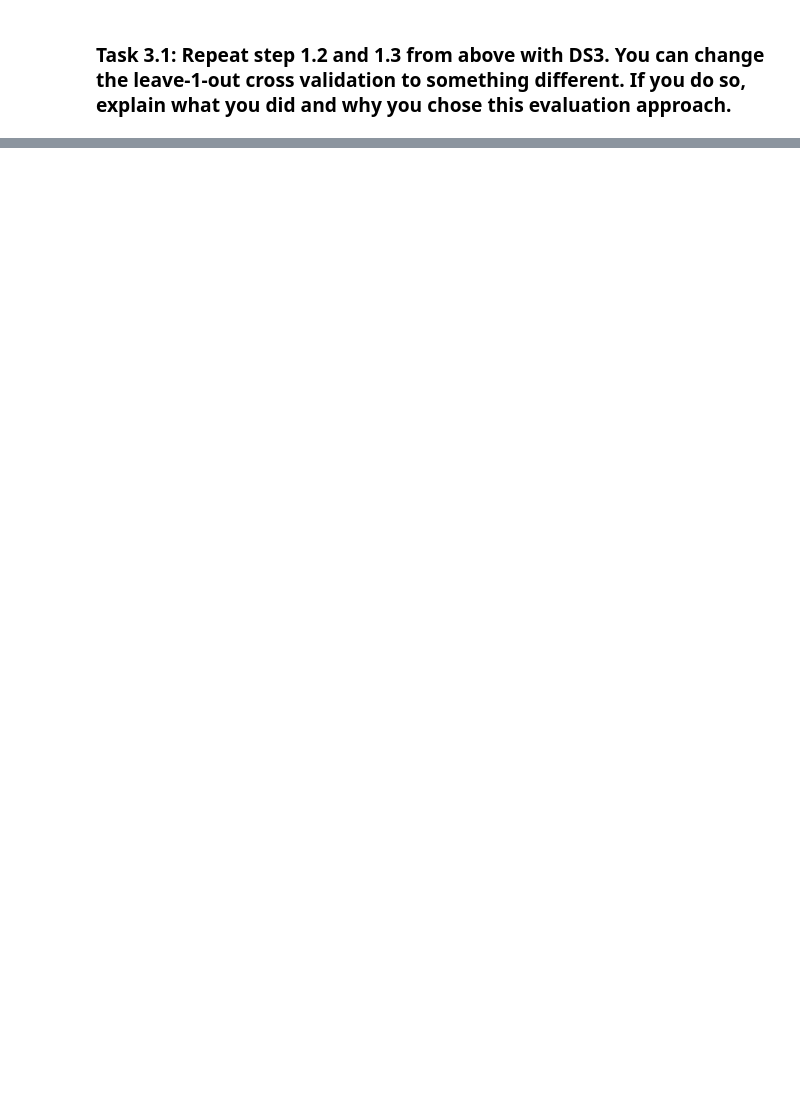
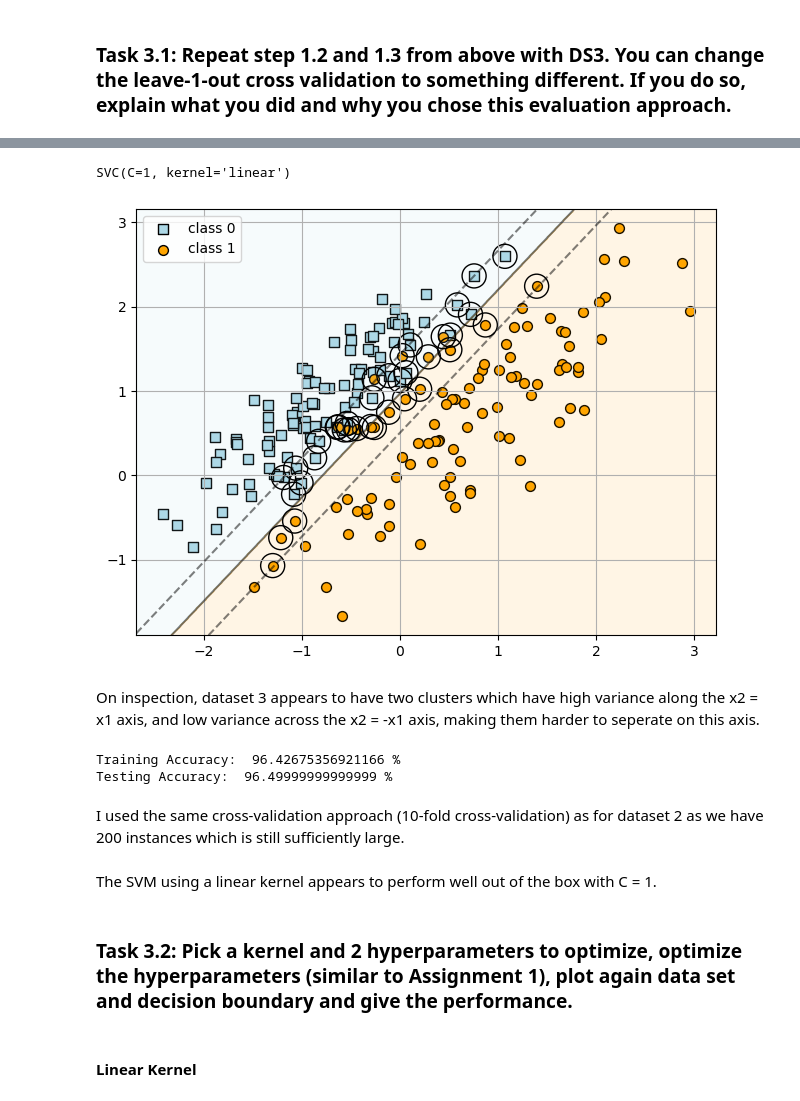
Before and after one commit to Tarin-Eccleston/svm-learning, a Jupyter notebook: modelling/modelling.ipynb, the cells around one changed output, grey strips where cells are left out. Saved outputs shown, nothing was run; the diff lists cells and outputs as text; code cells hidden in the pictures; blank space fills up the shorter version.

Commit message:
finish and compile assignment/study

```diff
--- a/modelling/modelling.ipynb
+++ b/modelling/modelling.ipynb
@@ -404,3 +431,7 @@ In the end, I decided to choose the radial based function kernel (rbf) as the ke
 I tested C, the penalisation of misclassification for values of 1, 10, 100, 1000, and 10000. Unsuprisingly, C = 10000 performed the best as we get hard decision boundaries between the 0 and 1 labelled classes and by visual inspection are able to distinguish the two classes clearly. This is backed up by a training and testing accuracy of 99.6% and 98.2% respectively when C = 10000.
 # %% [markdown]
 ### Task 3.1: Repeat step 1.2 and 1.3 from above with DS3. You can change the leave-1-out cross validation to something different. If you do so, explain what you did and why you chose this evaluation approach.
+# %%
+d3_df = pd.read_csv('../data/D3.csv')
+
+display(d3_df)
@@ -406,0 +452,52 @@ I tested C, the penalisation of misclassification for values of 1, 10, 100, 1000
+# %%
+# seperate X and y
+X = d3_df.iloc[:,[0,1]].to_numpy()
+y = d3_df.iloc[:,2].to_numpy()
+
+# convert all -1 (negative class label) to 0 for consistency
+y[:][y[:] == -1] = 0
+
+d3_model_linear_kern = SVC(kernel='linear', C = 1)
+d3_model_linear_kern.fit(X, y)
+# %% [output]
+SVC(C=1, kernel='linear')
+# %%
+plt.scatter(X[y == 0, 0],
+            X[y == 0, 1],
+            s=50, c='lightblue',
+            marker='s', edgecolor='black',
+            label='class 0')
+plt.scatter(X[y == 1, 0],
+            X[y == 1, 1],
+            s=50, c='orange',
+            marker='o', edgecolor='black',
+            label='class 1')
+
+plt.legend(scatterpoints=1)
+plt.grid()
+plt.tight_layout()
+
+plot_svc_decision_function(d3_model_linear_kern);
+# %% [output]
+[figure, added]
+# %% [markdown]
+On inspection, dataset 3 appears to have two clusters which have high variance along the x2 = x1 axis, and low variance across the
+x2 = -x1 axis, making them harder to seperate on this axis.
+# %%
+pipe_svm = make_pipeline(SVC(kernel='linear', C = 1))
+
+loocv_scores = cross_validate(pipe_svm, X, y, cv = 10, return_train_score = True)
+
+print("Training Accuracy: ", (loocv_scores['train_score'].mean())*100, "%")
+print("Testing Accuracy: ", (loocv_scores['test_score'].mean())*100, "%")
+# %% [output]
+Training Accuracy:  96.42675356921166 %
+Testing Accuracy:  96.49999999999999 %
+# %% [markdown]
+I used the same cross-validation approach (10-fold cross-validation) as for dataset 2 as we have 200 instances which is still sufficiently large.
+# %% [markdown]
+The SVM using a linear kernel appears to perform well out of the box with C = 1.
+# %% [markdown]
+### Task 3.2: Pick a kernel and 2 hyperparameters to optimize, optimize the hyperparameters (similar to Assignment 1), plot again data set and decision boundary and give the performance.
+# %% [markdown]
+#### Linear Kernel
```
Also changed, not shown: parts of 22 cells of this notebook, 1 other file.
